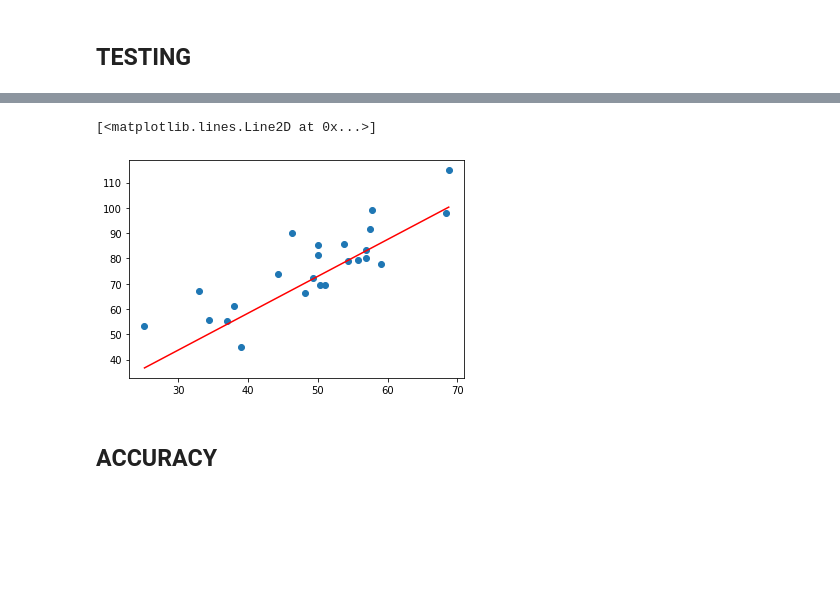
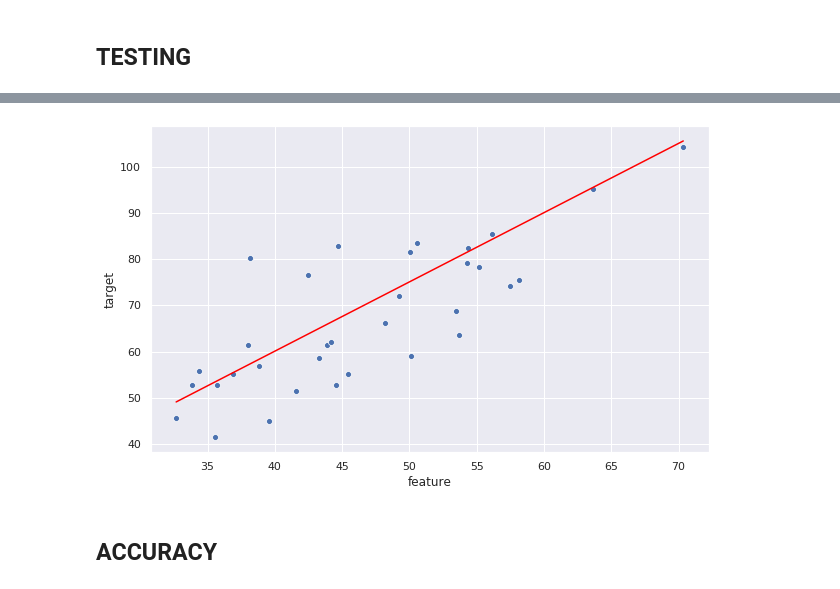
Before and after one commit to m-yasir/linear-regression-ds-course, a Jupyter notebook: linear-regression.ipynb, the cells around one changed output, grey strips where cells are left out. Drawn from its saved outputs; the diff is of its cells as text; code cells hidden in the pictures; blank space fills up the shorter version.

```diff
--- a/linear-regression.ipynb
+++ b/linear-regression.ipynb
@@ -81,7 +55,7 @@ def getRegressionLine(x_train, y_train, alpha, iterations):
         c = c - alpha * (-2/n) * sum(loss)
     return (m, c)
 # %%
-m,c = getRegressionLine(x_train, y_train, hyper_parameter, 1000)
+m,c = getRegressionLine(X_train, y_train, hyper_parameter, 1000)
 # %%
 print(f"Equation is: Y = {m}*X + {c}")
 # %% [output]
@@ -89,6 +63,9 @@ Equation is: Y = 1.4570286955465837*X + 0.08132407563172861
 # %%
-results = m*x_train+c
+results = m*X_train+c
 
-plt.scatter(x_train, y_train)
-plt.plot([min(x_train), max(x_train)], [min(results), max(results)], color='red')
+sns.set(rc={'figure.figsize':(10, 6)})
+
+sns.scatterplot(X_train, y_train)
+
+ax = sns.lineplot([min(X_train), max(X_train)], [min(results), max(results)], color='red')
 # %% [output]
@@ -97,6 +73,2 @@ plt.plot([min(x_train), max(x_train)], [min(results), max(results)], color='red'
 # %% [markdown]
 ## TESTING
-# %%
-y_test = df["target"].iloc[train_ratio+1:]
-
-y_test
@@ -143,5 +75,5 @@ Name: feature, dtype: float64
 # %%
-predictions = m*x_test + c
+predictions = m*X_test + c
 # %%
 predictions
 # %% [output]
@@ -164,10 +96,11 @@ predictions
 Name: feature, dtype: float64
 # %%
-plt.scatter(x_test, y_test)
-plt.plot([min(x_test), max(x_test)], [min(predictions), max(predictions)], color='red')
+sns.set(rc={'figure.figsize':(10, 6)})
+
+sns.scatterplot(X_test, y_test)
+ax = sns.lineplot([min(X_test), max(X_test)], [min(predictions), max(predictions)], color='red')
 # %% [output]
-[<matplotlib.lines.Line2D at 0x...>]
-[figure, old version]
+[figure, new version]
 # %% [markdown]
 ## ACCURACY
 # %%
```
Also changed, not shown: parts of 15 cells of this notebook.
